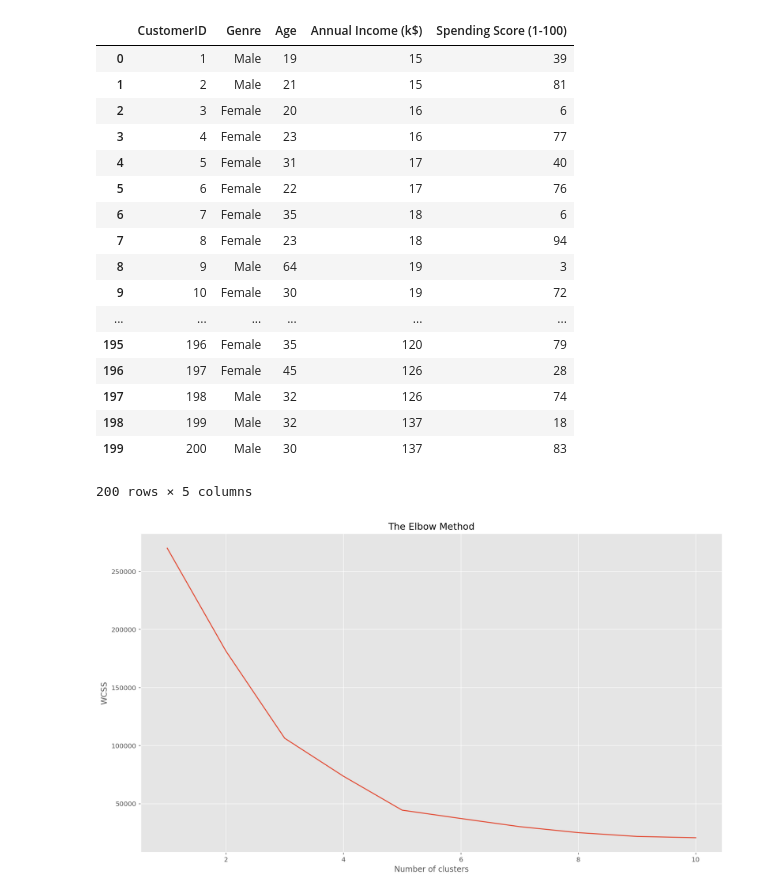
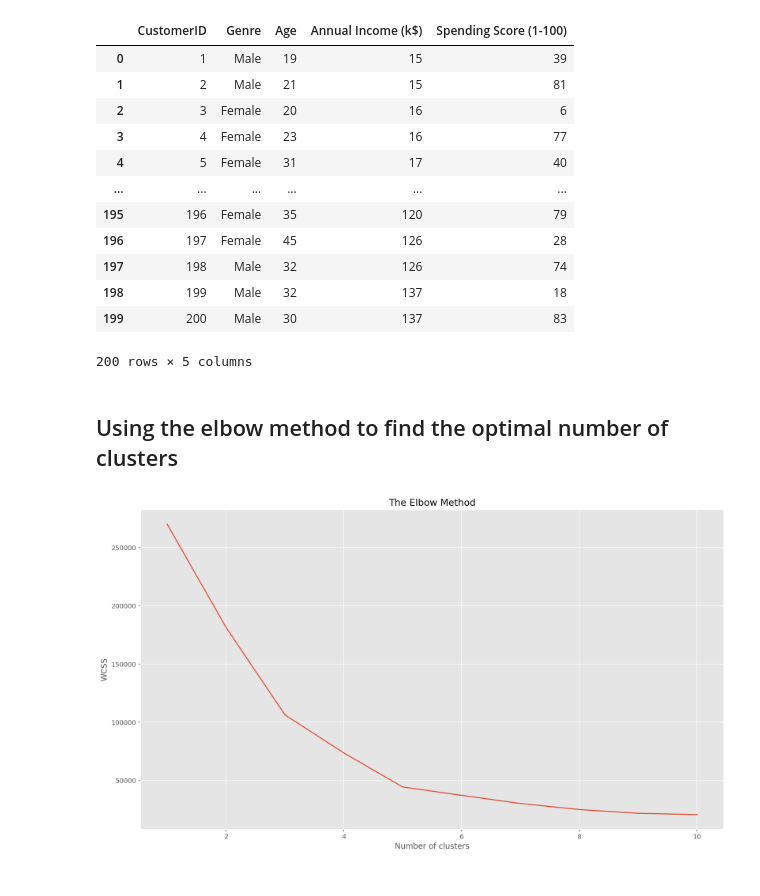
Before and after one commit to mohan-mj/K-Means-Clustering, a Jupyter notebook: K Means Clustering.ipynb, the cells around one changed output. Drawn from its saved outputs; the diff is of its cells as text; code cells hidden in the pictures.

```diff
--- a/K Means Clustering.ipynb
+++ b/K Means Clustering.ipynb
@@ -13,20 +12,15 @@ plt.style.use('ggplot')
 %config InlineBackend.figure_format = 'retina'
 # %%
 # Importing the dataset
-dataset = pd.read_csv('Mall_Customers.csv')
+dataset = pd.read_csv('datasets/Mall_Customers.csv')
 dataset
 # %% [output]
 |  | CustomerID | Genre | Age | Annual Income (k$) | Spending Score (1-100) |
 | 0 | 1 | Male | 19 | 15 | 39 |
 | 1 | 2 | Male | 21 | 15 | 81 |
 | 2 | 3 | Female | 20 | 16 | 6 |
 | 3 | 4 | Female | 23 | 16 | 77 |
 | 4 | 5 | Female | 31 | 17 | 40 |
-| 5 | 6 | Female | 22 | 17 | 76 |
-| 6 | 7 | Female | 35 | 18 | 6 |
-| 7 | 8 | Female | 23 | 18 | 94 |
-| 8 | 9 | Male | 64 | 19 | 3 |
-| 9 | 10 | Female | 30 | 19 | 72 |
 | ... | ... | ... | ... | ... | ... |
 | 195 | 196 | Female | 35 | 120 | 79 |
 | 196 | 197 | Female | 45 | 126 | 28 |
@@ -42,3 +33,5 @@ from sklearn.cluster import KMeans
+# %% [markdown]
+## Using the elbow method to find the optimal number of clusters
 # %%
 wcss = []
 for i in range(1, 11):
```
Also changed, not shown: parts of 6 cells of this notebook.
